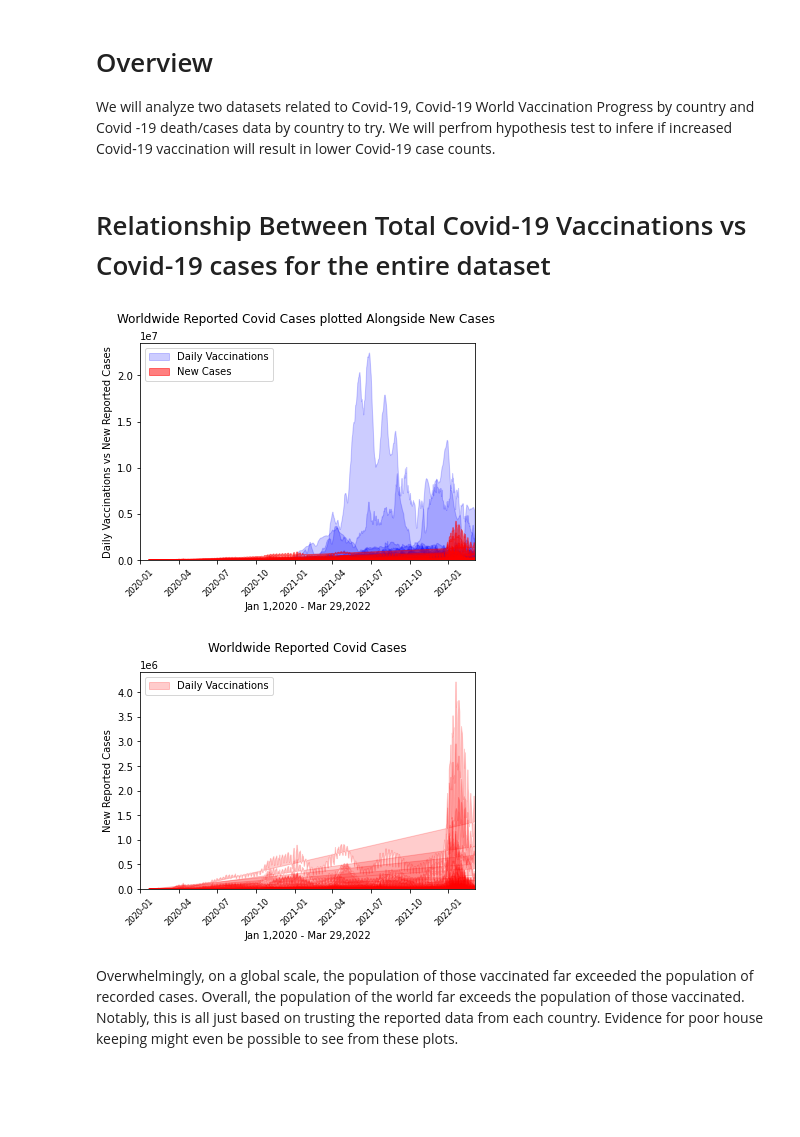
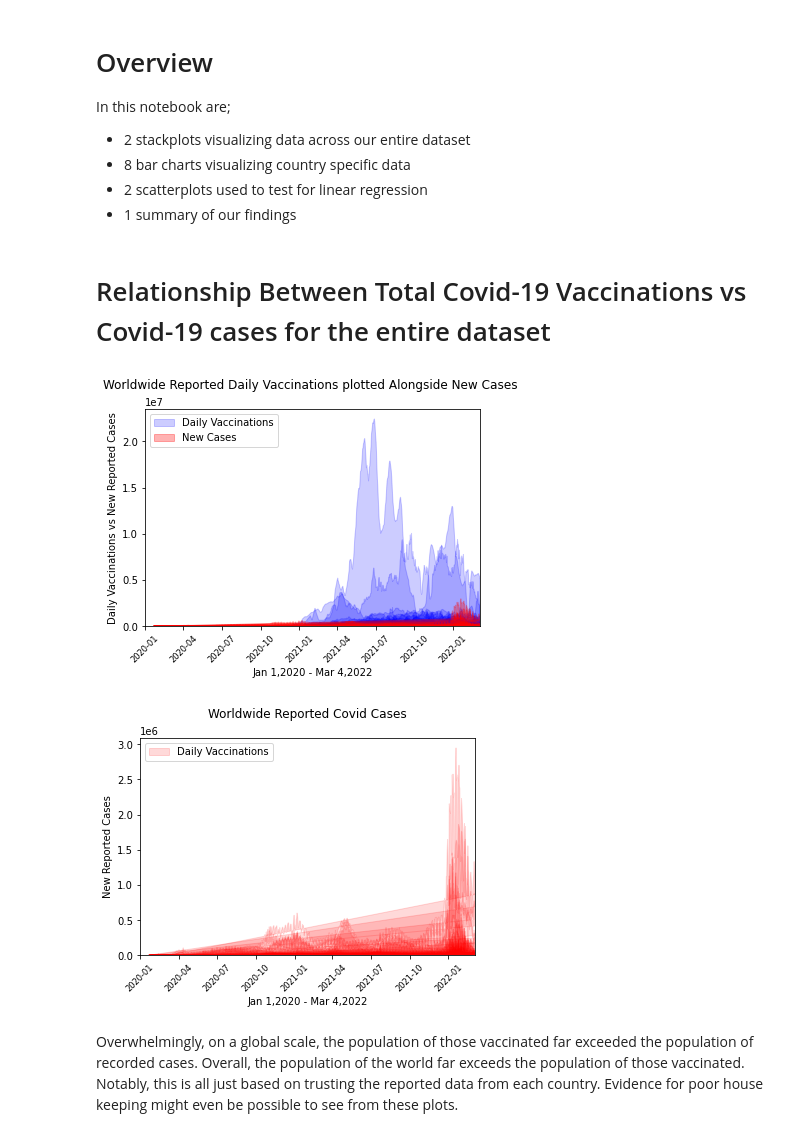
Before and after one commit to oiwuoni/group-3-bootcamp-project-1-repo, a Jupyter notebook: Final_Analysis.ipynb, the cells around one changed output. Saved outputs shown, nothing was run; the diff lists cells and outputs as text; code cells hidden in the pictures; blank space fills up the shorter version.

Commit message:
Final commit, readme to main, last additions to overview in notebooks

```diff
--- a/Final_Analysis.ipynb
+++ b/Final_Analysis.ipynb
@@ -1,7 +1,10 @@
 # %% [markdown]
 # Overview
-We will analyze two datasets related to Covid-19, Covid-19 World Vaccination Progress by country and Covid -19 death/cases data by country to try.
-We will perfrom hypothesis test to infere if increased Covid-19 vaccination will result in lower Covid-19 case counts.
+In this notebook are;
+- 2 stackplots visualizing data across our entire dataset
+- 8 bar charts visualizing country specific data
+- 2 scatterplots used to test for linear regression
+- 1 summary of our findings
 # %%
 #Importing Data Exploration and Clean Up File
 %run Data_Exploration_and_Clean_Up.ipynb
@@ -10,39 +13,41 @@ We will perfrom hypothesis test to infere if increased Covid-19 vaccination will
 # %%
 # stackplots layer the y-axis values. Good for data with multiple y features. In This case, we have 233. Increasing opacity
 # (alpha) can help visualize how this layering occurs. Scaled 1e7, or in units per ten million.
+# %%
+stackplot_df = merge_df.loc[(merge_df['iso_code'] != 'OWID_WRL')]
 # %%
-plt.stackplot(merge_df['date'],
-              merge_df['daily_vaccinations'],
+plt.stackplot(stackplot_df['date'],
+              stackplot_df['daily_vaccinations'],
               color='b', alpha=0.2)
 
-plt.stackplot(merge_df['date'],
-              merge_df['new_cases'],
-              color='r', alpha=0.5)
+plt.stackplot(stackplot_df['date'],
+              stackplot_df['new_cases'],
+              color='r', alpha=0.3)
 
 plt.xlim(merge_df['date'].min(), covid_cases_df['date'].max())
 plt.xticks(rotation=45, fontweight='light',  fontsize='small')
-plt.xlabel('Jan 1,2020 - Mar 29,2022')
+plt.xlabel('Jan 1,2020 - Mar 4,2022')
 plt.ylabel('Daily Vaccinations vs New Reported Cases')
-plt.title('Worldwide Reported Covid Cases plotted Alongside New Cases ', pad=20)
+plt.title('Worldwide Reported Daily Vaccinations plotted Alongside New Cases ', pad=20)
 plt.legend(['Daily Vaccinations','New Cases'], loc='upper left')
 plt.show()
 # %% [output]
-[figure, old version]
+[figure, new version]
 # %%
 # I set the alpha to .2 to better visualize the peaks and slopes that were being obscured potentially by
 # countries who reportedcases poorly, resulting in vertical lines between datapoints.
 # Important distinction is that this is 1e6 so in millions, while the previous plot is in 1e7 or ten million.
 # %%
-plt.stackplot(merge_df['date'], merge_df['new_cases'], color='r',alpha=0.2)
+plt.stackplot(stackplot_df['date'], stackplot_df['new_cases'], color='r',alpha=0.15)
 plt.xlim(merge_df['date'].min(), covid_cases_df['date'].max())
 plt.xticks(rotation=45, fontweight='light',  fontsize='small')
-plt.xlabel('Jan 1,2020 - Mar 29,2022')
+plt.xlabel('Jan 1,2020 - Mar 4,2022')
 plt.ylabel('New Reported Cases')
 plt.title('Worldwide Reported Covid Cases', pad=20)
 plt.legend(['Daily Vaccinations','New Cases'], loc='upper left')
 plt.show()
 # %% [output]
-[figure, old version]
+[figure, new version]
 # %% [markdown]
 Overwhelmingly, on a global scale, the population of those vaccinated far exceeded the population of recorded cases. Overall, the population of the world far exceeds the population of those vaccinated. Notably, this is all just based on trusting the reported data from each country. Evidence for poor house keeping might even be possible to see from these plots.
 # %% [markdown]
```
Also changed, not shown: parts of 1 cell of this notebook, 2 other files.
